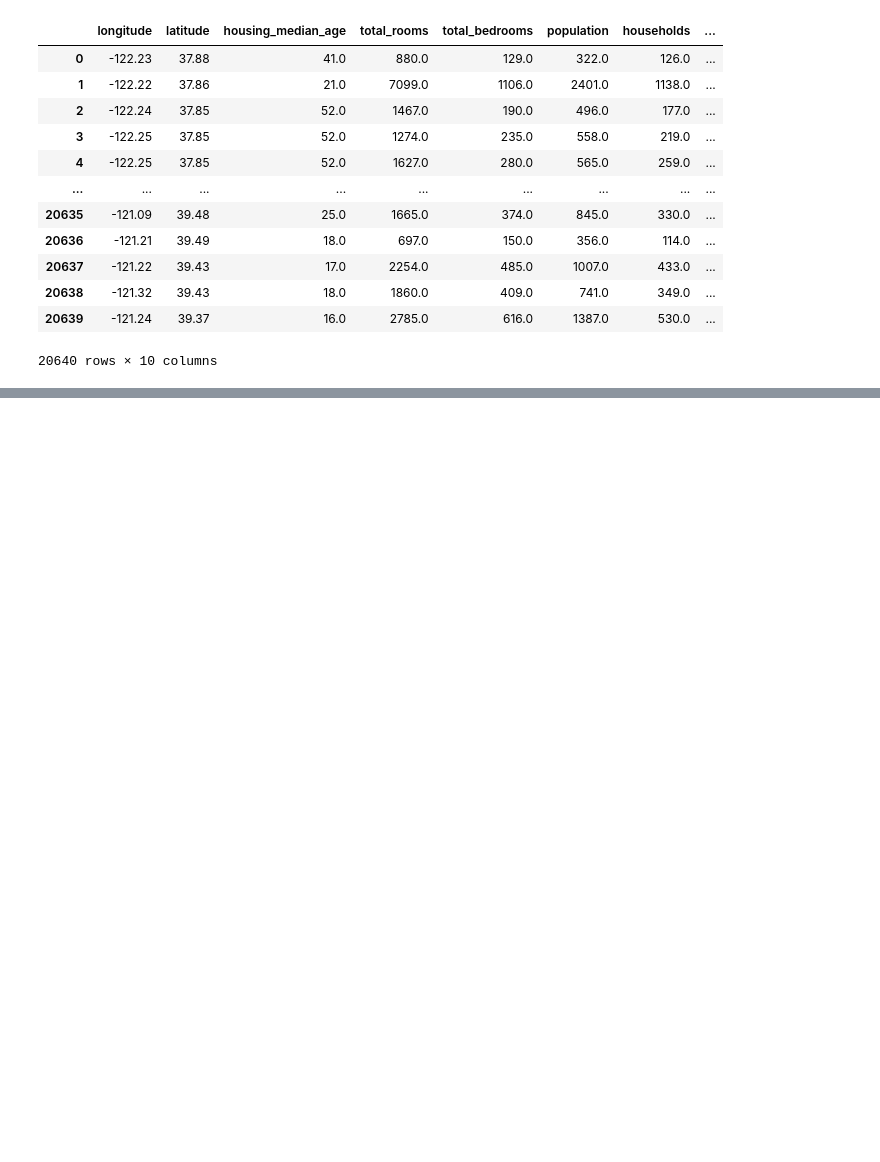
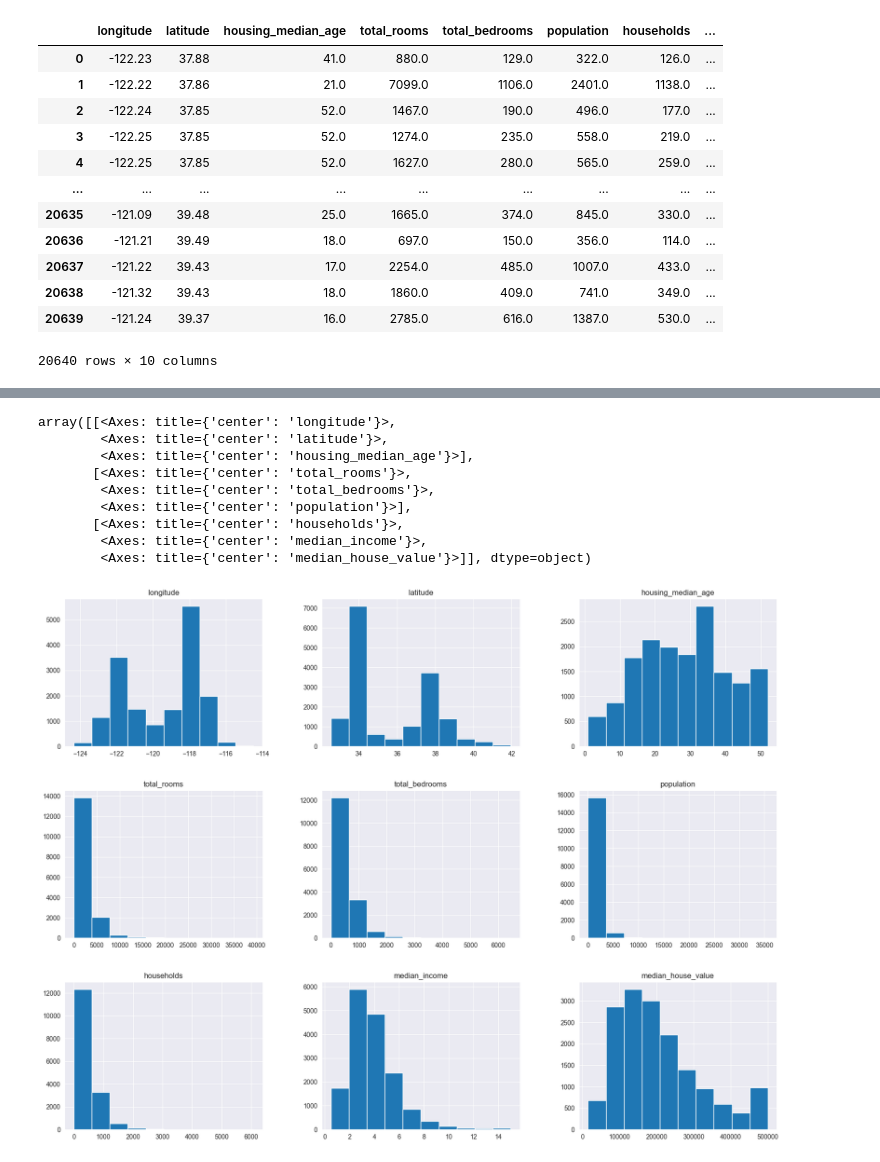
Before and after one commit to Haell39/Previsao_Preco_de_Imoveis, a Jupyter notebook: main.ipynb, the cells around one changed output, grey strips where cells are left out. Saved outputs shown, nothing was run; the diff lists cells and outputs as text; code cells hidden in the pictures; blank space fills up the shorter version.

```diff
--- a/main.ipynb
+++ b/main.ipynb
@@ -22,0 +44,3 @@ data
+# %%
+data.dropna(inplace=True)
+data.info()
@@ -22,0 +65,6 @@ data
+# %%
+from sklearn.model_selection import train_test_split
+
+X = data.drop('median_house_value', axis=1)
+Y = data['median_house_value']
+X
@@ -22,0 +100,5 @@ data
+# %%
+X_train, X_test, y_train, y_test = train_test_split(X, Y, test_size=0.2)
+# %%
+train_data = X_train.join(y_train)
+train_data
@@ -22,0 +119,13 @@ data
+# %%
+train_data.hist(figsize=(20, 15))
+# %% [output]
+array([[<Axes: title={'center': 'longitude'}>,
+        <Axes: title={'center': 'latitude'}>,
+        <Axes: title={'center': 'housing_median_age'}>],
+       [<Axes: title={'center': 'total_rooms'}>,
+        <Axes: title={'center': 'total_bedrooms'}>,
+        <Axes: title={'center': 'population'}>],
+       [<Axes: title={'center': 'households'}>,
+        <Axes: title={'center': 'median_income'}>,
+        <Axes: title={'center': 'median_house_value'}>]], dtype=object)
+[figure, added]
```
Also changed, not shown: parts of 10 cells of this notebook.
